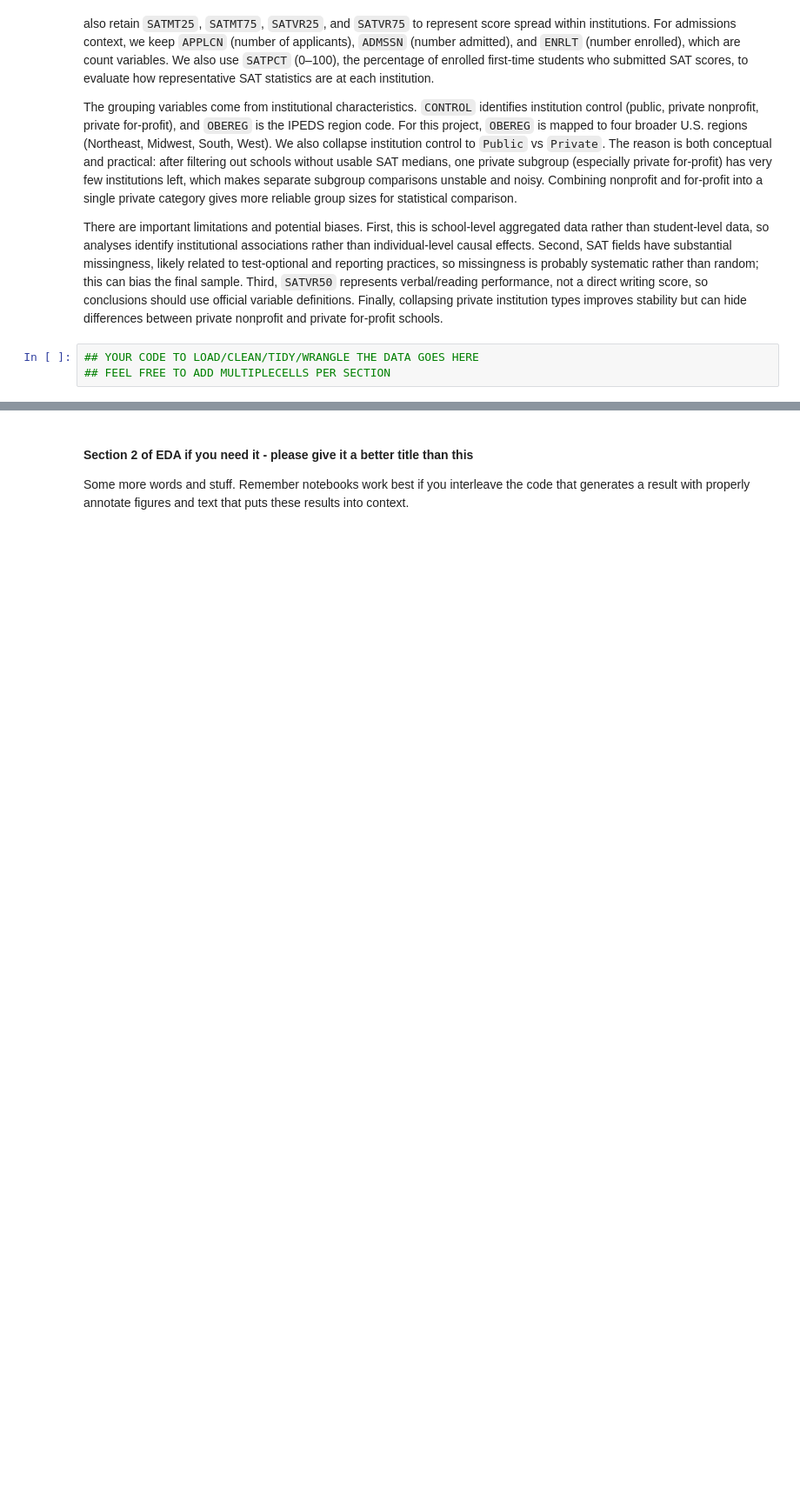
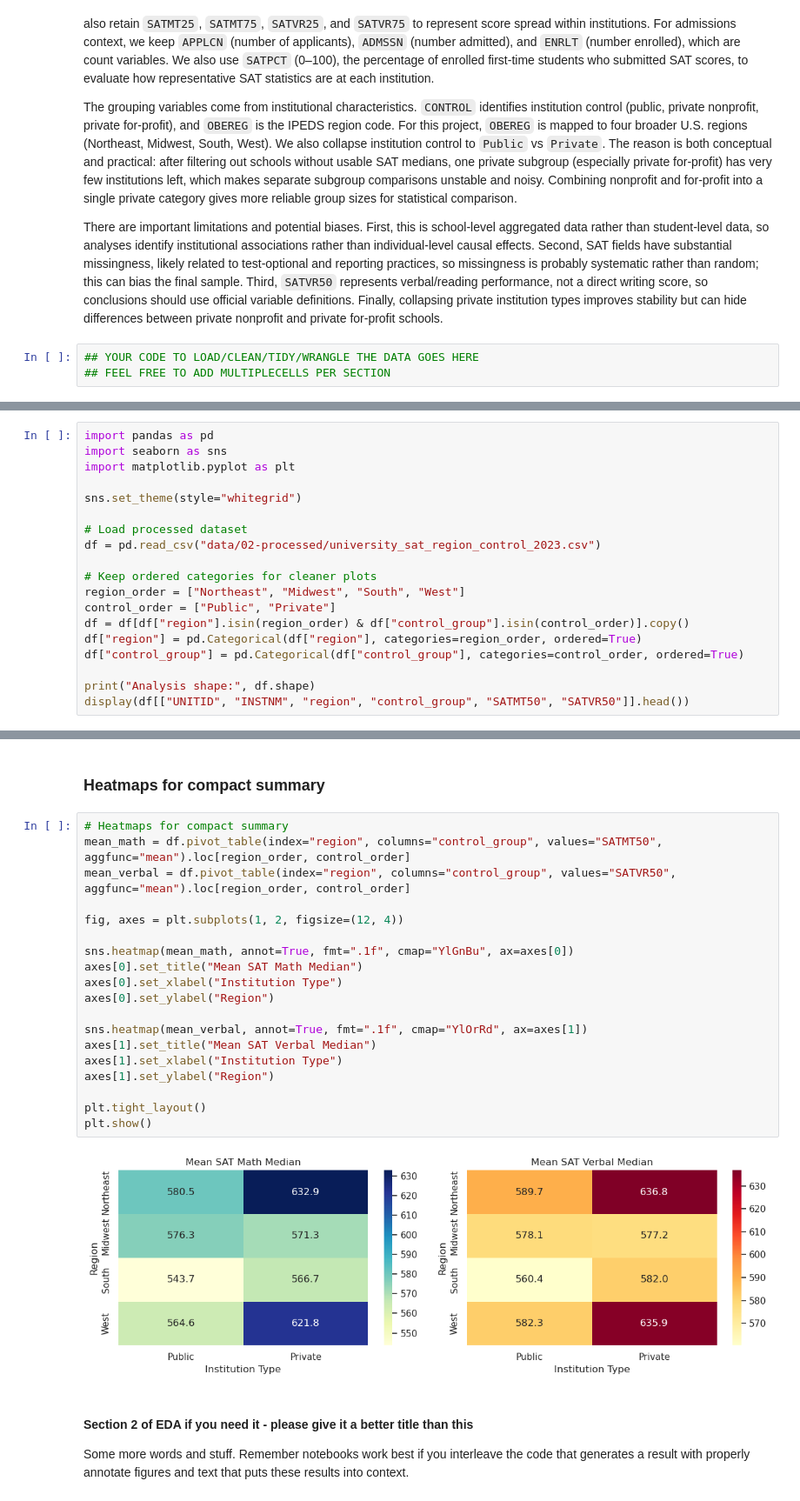
Before and after one commit to COGS108/Group065_WI26, a Jupyter notebook: 02-EDACheckpoint.ipynb, the cells around one changed output, grey strips where cells are left out. Shown at 87% size. Drawn from its saved outputs; the diff is of its cells as text; blank space fills up the shorter version.

```diff
--- a/02-EDACheckpoint.ipynb
+++ b/02-EDACheckpoint.ipynb
@@ -386,0 +217,19 @@ From 2020 to 2025, residency groups show clear differences in both acceptance an
+# %%
+import pandas as pd
+import seaborn as sns
+import matplotlib.pyplot as plt
+
+sns.set_theme(style="whitegrid")
+
+# Load processed dataset
+df = pd.read_csv("data/02-processed/university_sat_region_control_2023.csv")
+
+# Keep ordered categories for cleaner plots
+region_order = ["Northeast", "Midwest", "South", "West"]
+control_order = ["Public", "Private"]
+df = df[df["region"].isin(region_order) & df["control_group"].isin(control_order)].copy()
+df["region"] = pd.Categorical(df["region"], categories=region_order, ordered=True)
+df["control_group"] = pd.Categorical(df["control_group"], categories=control_order, ordered=True)
+
+print("Analysis shape:", df.shape)
+display(df[["UNITID", "INSTNM", "region", "control_group", "SATMT50", "SATVR50"]].head())
@@ -387,3 +244,26 @@ From 2020 to 2025, residency groups show clear differences in both acceptance an
+# %% [markdown]
+### Heatmaps for compact summary
+# %%
+# Heatmaps for compact summary
+mean_math = df.pivot_table(index="region", columns="control_group", values="SATMT50", aggfunc="mean").loc[region_order, control_order]
+mean_verbal = df.pivot_table(index="region", columns="control_group", values="SATVR50", aggfunc="mean").loc[region_order, control_order]
+
+fig, axes = plt.subplots(1, 2, figsize=(12, 4))
+
+sns.heatmap(mean_math, annot=True, fmt=".1f", cmap="YlGnBu", ax=axes[0])
+axes[0].set_title("Mean SAT Math Median")
+axes[0].set_xlabel("Institution Type")
+axes[0].set_ylabel("Region")
+
+sns.heatmap(mean_verbal, annot=True, fmt=".1f", cmap="YlOrRd", ax=axes[1])
+axes[1].set_title("Mean SAT Verbal Median")
+axes[1].set_xlabel("Institution Type")
+axes[1].set_ylabel("Region")
+
+plt.tight_layout()
+plt.show()
+# %% [output]
+[figure, added]
 # %% [markdown]
 #### Section 2 of EDA if you need it  - please give it a better title than this
 
```
Also changed, not shown: parts of 22 cells of this notebook.
